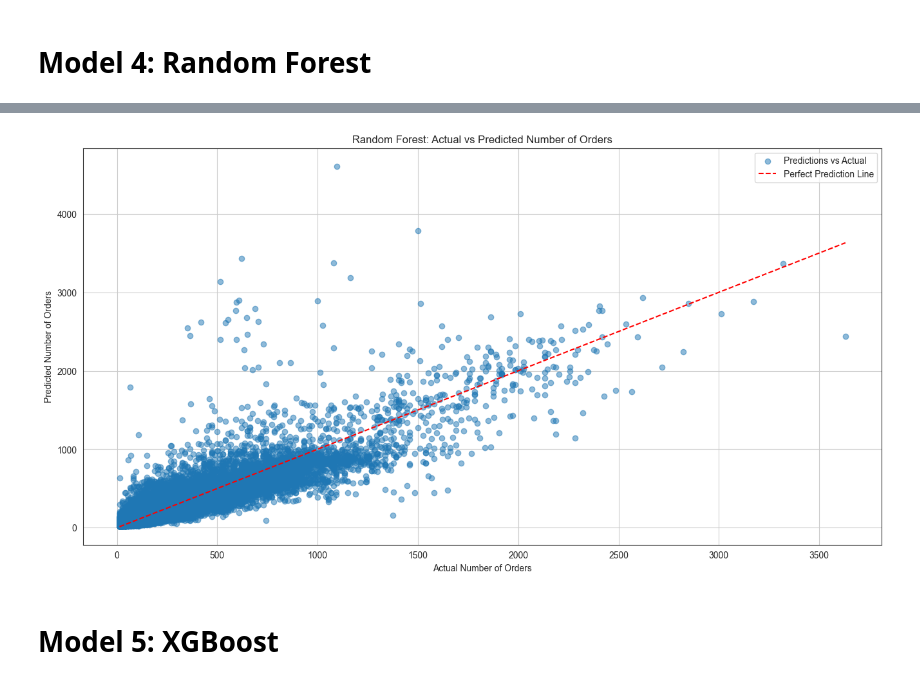
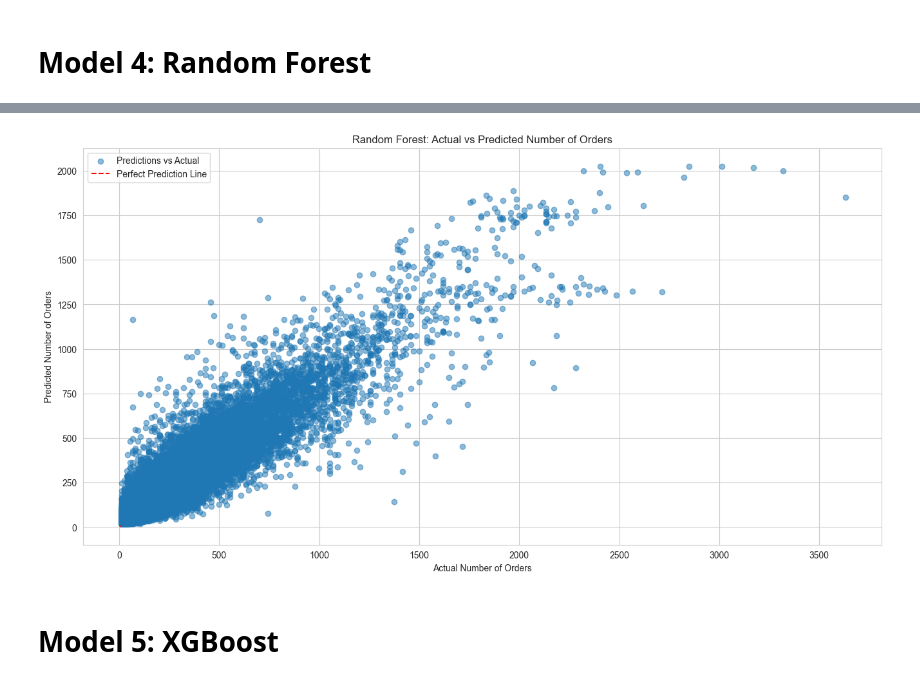
Before and after one commit to snarula31/End-to-end-Food-Demand-Prediction, a Jupyter notebook: notebook/Food_Demand_forecasting.ipynb, the cells around one changed output, grey strips where cells are left out. Saved outputs shown, nothing was run; the diff lists cells and outputs as text; code cells hidden in the pictures.

```diff
--- a/notebook/Food_Demand_forecasting.ipynb
+++ b/notebook/Food_Demand_forecasting.ipynb
@@ -838,9 +874,0 @@ SyntaxError: invalid syntax (1416429806.py, line 2)
-# %%
-# Initializing the Ridge Regression model
-ridge = Ridge()
-# Setting up the parameter grid for alpha values
-param_grid = {'alpha': np.logspace(-5, 5, 50)}
-# Performing Grid Search with Cross-Validation
-ridge_cv = GridSearchCV(ridge, param_grid, cv=5, scoring='neg_mean_squared_error')
-# Fitting the model on the training data
-ridge_cv.fit(X_train_transformed, y_train)
@@ -939,3 +874,0 @@ dtree = DecisionTreeRegressor(max_depth=100,random_state=42)
-# %%
-# Fitting the model on the training data
-dtree.fit(X_train_transformed, y_train)
@@ -981,7 +877,7 @@ plt.show()
 # %%
 from sklearn.ensemble import RandomForestRegressor
 # %%
-rfr = RandomForestRegressor(n_estimators=250,max_depth=17,max_features=None,oob_score=True)
+rfr = RandomForestRegressor(n_estimators=150,max_depth=9,max_features='sqrt',min_samples_leaf=3)
 # %%
 rfr.fit(X_train_transformed, y_train)
 # %% [output]
@@ -1011 +888,4 @@ array([896.15, 712.75, 676.31, ..., 122.53, 146.52,  98.44])
+# %%
+y_test_normal = np.expm1(y_test)
+actual_rfr_predictions = np.expm1(rfr_predictions)
 # %%
@@ -1029,16 +910,16 @@ Mape: 0.5504109853674848
 # %%
 # Plotting Random Forest predictions vs Actual values
 plt.figure(figsize=(16, 8))
-plt.scatter(y_test, rfr_predictions, alpha=0.5, label='Predictions vs Actual')
+plt.scatter(y_test_normal, actual_rfr_predictions, alpha=0.5, label='Predictions vs Actual')
 plt.plot([y_test.min(), y_test.max()], [y_test.min(), y_test.max()], 'r--', label='Perfect Prediction Line')  # Diagonal line
 plt.xlabel('Actual Number of Orders')
 plt.ylabel('Predicted Number of Orders')
 plt.title('Random Forest: Actual vs Predicted Number of Orders')
 plt.legend()
 plt.grid(True)
 plt.show()
 # %% [output]
-[figure, old version]
+[figure, new version]
 # %% [markdown]
 # Model 5: XGBoost
 # %%
```
Also changed, not shown: parts of 82 cells of this notebook, 18 other files.
